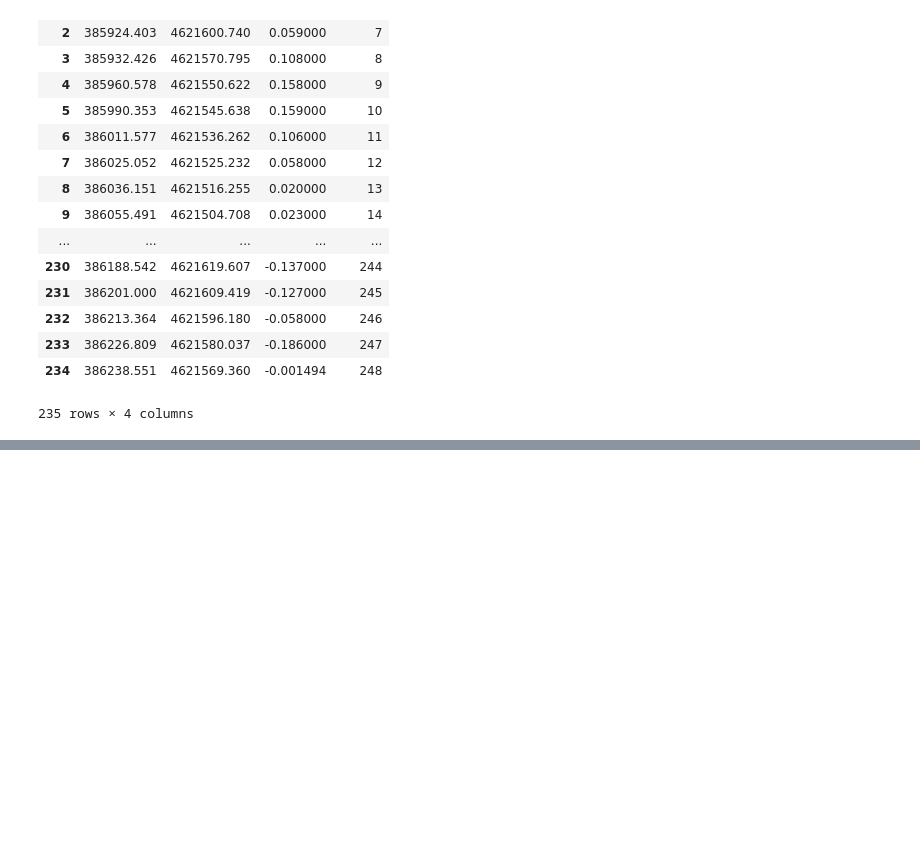
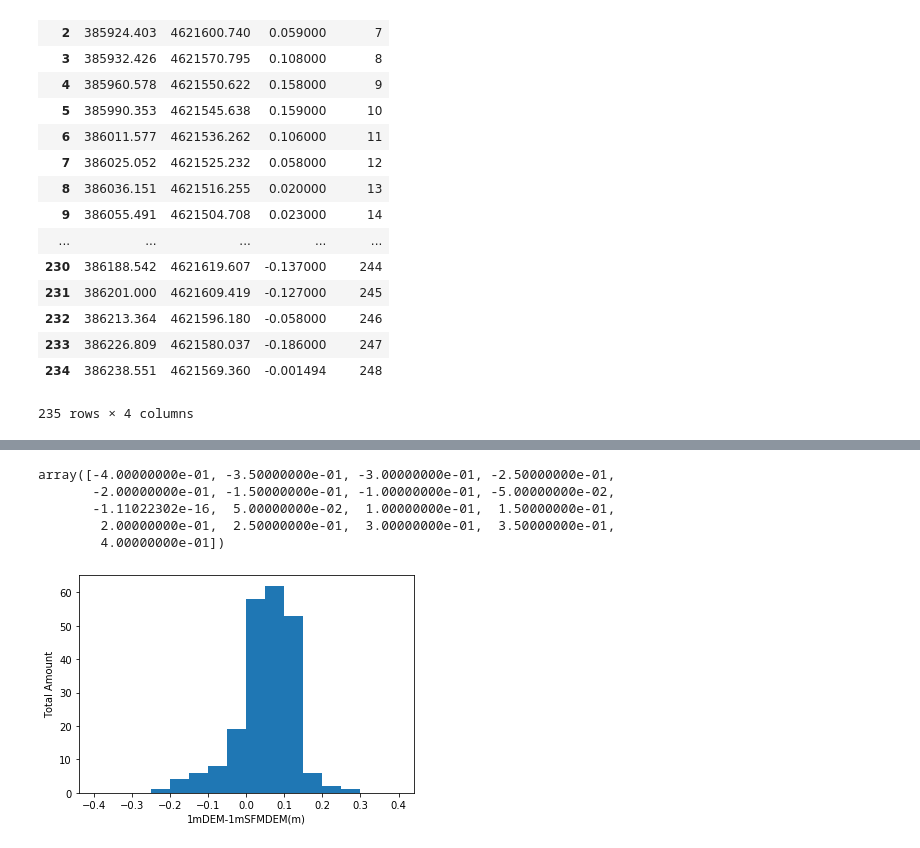
Before and after one commit to jxhigh/Learning_Python_in_Great_Marshes_Region, a Jupyter notebook: Compared_Transect_Elev_from_1mDEM-1mSFMDEM.ipynb, the cells around one changed output, grey strips where cells are left out. Saved outputs shown, nothing was run; the diff lists cells and outputs as text; code cells hidden in the pictures; blank space fills up the shorter version.

Commit message:
Finished making figures and statistical analysis

```diff
--- a/Compared_Transect_Elev_from_1mDEM-1mSFMDEM.ipynb
+++ b/Compared_Transect_Elev_from_1mDEM-1mSFMDEM.ipynb
@@ -38,0 +51,18 @@ Read:  235  lines.
+# %%
+binedges= np.arange(-.4,.45, .05)
+binedges
+# %% [output]
+array([-4.00000000e-01, -3.50000000e-01, -3.00000000e-01, -2.50000000e-01,
+       -2.00000000e-01, -1.50000000e-01, -1.00000000e-01, -5.00000000e-02,
+       -1.11022302e-16,  5.00000000e-02,  1.00000000e-01,  1.50000000e-01,
+        2.00000000e-01,  2.50000000e-01,  3.00000000e-01,  3.50000000e-01,
+        4.00000000e-01])
+# %%
+val = df["ELEV"].values
+plt.hist(val, bins= binedges)
+#df.hist(column= "ELEV")
+plt.xlabel("1mDEM-1mSFMDEM(m)")
+plt.ylabel("Total Amount")
+plt.savefig("Hist_1mDEM-1mSFMDEM_Elevation_Differences.png")
+# %% [output]
+[figure, added]
```
Also changed, not shown: parts of 3 cells of this notebook.
